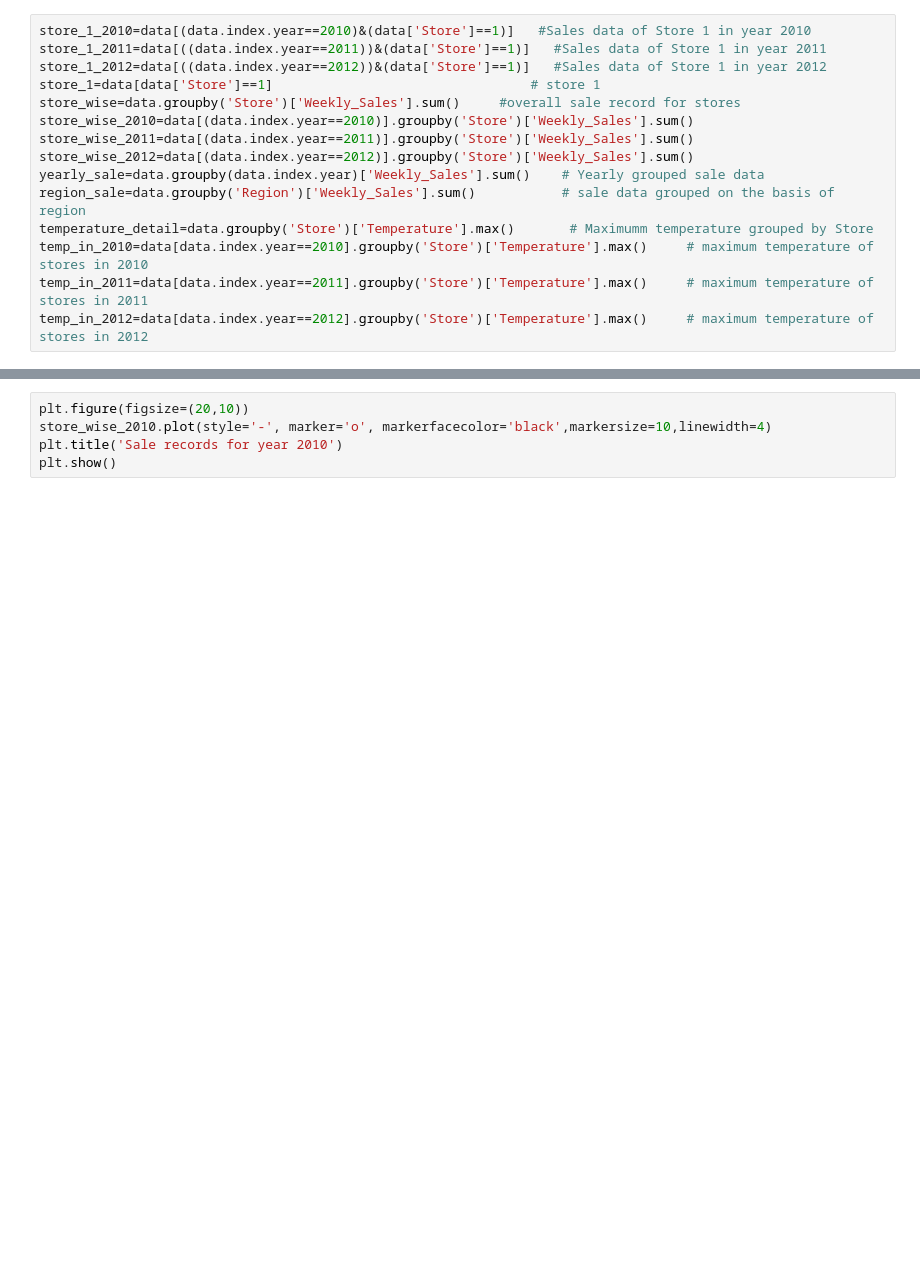
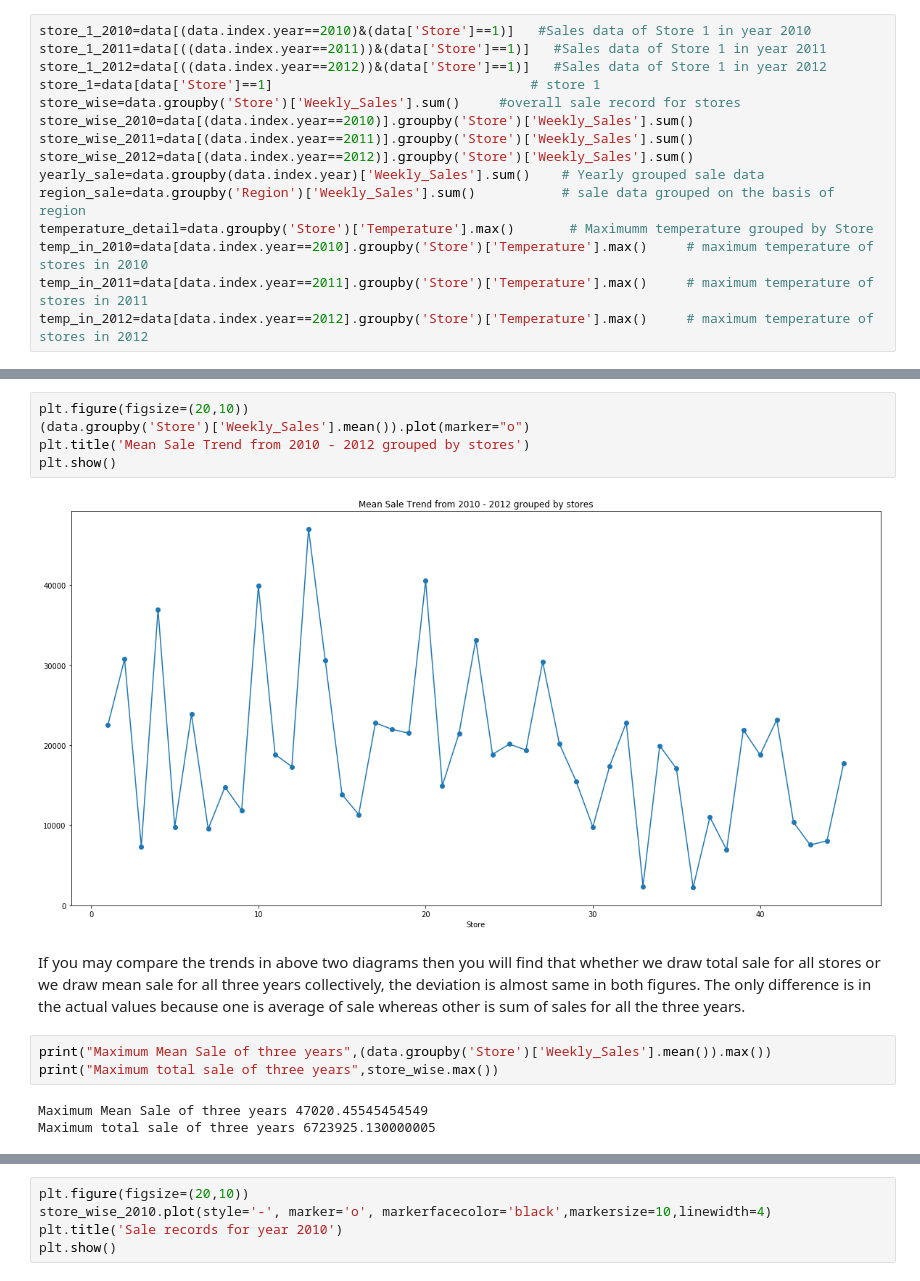
Before and after one commit to Aroraskank/Ice_cream_data_analysis, a Jupyter notebook: Science.ipynb, the cells around one changed output, grey strips where cells are left out. Drawn from its saved outputs; the diff is of its cells as text; blank space fills up the shorter version.

```diff
--- a/Science.ipynb
+++ b/Science.ipynb
@@ -102,2 +111,17 @@ plt.show()
+# %%
+plt.figure(figsize=(20,10))
+(data.groupby('Store')['Weekly_Sales'].mean()).plot(marker="o")
+plt.title('Mean Sale Trend from 2010 - 2012 grouped by stores')
+plt.show()
+# %% [output]
+[figure, added]
+# %% [markdown]
+If you may compare the trends in above two diagrams then you will find that whether we draw total sale for all stores or we draw mean sale for all three years collectively, the deviation is almost same in both figures. The only difference is in the actual values because one is average of sale whereas other is sum of sales for all the three years.
+# %%
+print("Maximum Mean Sale of three years",(data.groupby('Store')['Weekly_Sales'].mean()).max())
+print("Maximum total sale of three years",store_wise.max())
+# %% [output]
+Maximum Mean Sale of three years 47020.45545454549
+Maximum total sale of three years 6723925.130000005
 # %% [markdown]
 ### Store wise sales for year 2010
```
Also changed, not shown: parts of 62 cells of this notebook.
